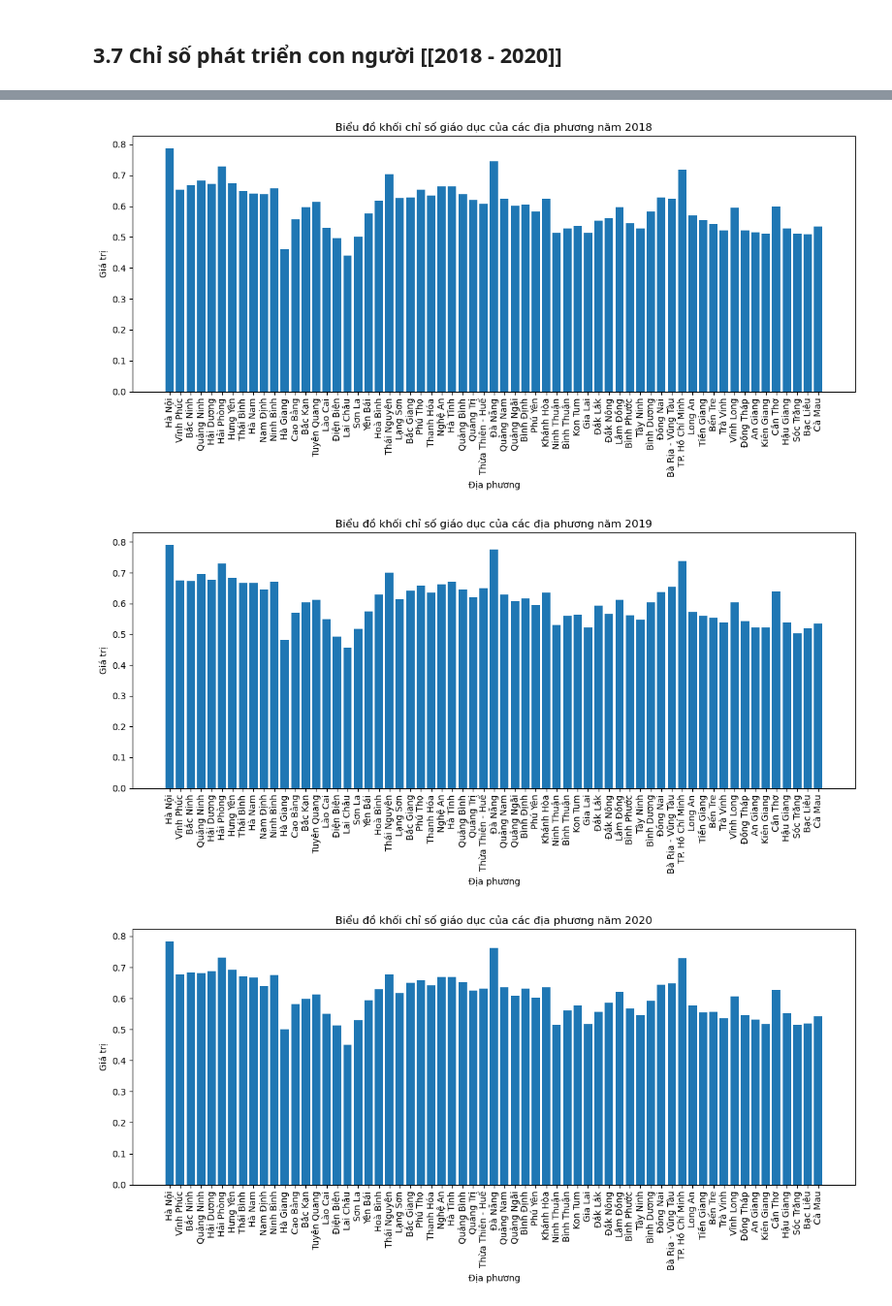
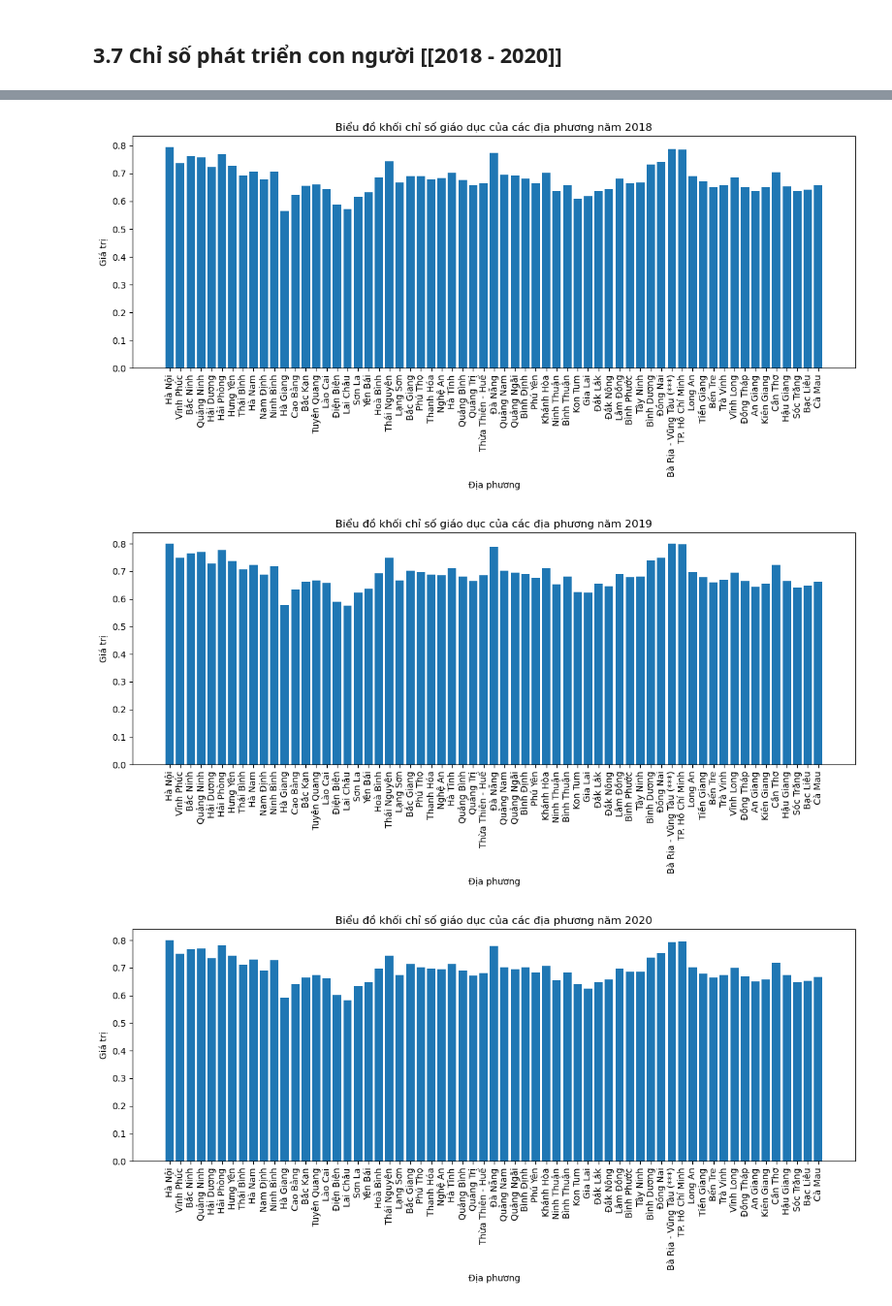
Before and after one commit to tranductri2003/university-score-predictor, a Jupyter notebook: [Part 1] Data_Crawling_And_Visualizaton/[Part 1] Data_Crawling_And_Visualizaton.ipynb, the cells around one changed output, grey strips where cells are left out. Shown: that part at 97% size. Cells and saved outputs as stored; diff of their text form; code cells hidden in the pictures.

```diff
--- a/[Part 1] Data_Crawling_And_Visualizaton/[Part 1] Data_Crawling_And_Visualizaton.ipynb
+++ b/[Part 1] Data_Crawling_And_Visualizaton/[Part 1] Data_Crawling_And_Visualizaton.ipynb
@@ -101,7 +100,7 @@ def process_province(year_province):
         url = f"https://diemthi.vnanet.vn/Home/SearchBySobaodanh?code={identification_number}&nam={year}"
         response = requests.get(url)
         data = response.json()
-        if time.time() - start_time >= 5:
+        if time.time() - start_time >= 10:
             break
         if "result" in data and len(data["result"]) > 0:
             result = data["result"][0]
@@ -699,7 +766,7 @@ for year in years:
 # %%
 
-health_numeric_path = r"..\C:\Users\Phat\OneDrive - The University of Technology\Desktop\HK6\KHDL\MiniProjectDatasciene\DATA\RAW DATA\Chỉ số sức khỏe [2018-2020]\Thống kê chỉ số giai đoạn 2018 - 2020 - 6. Chỉ số sức khỏe của cả nước và các địa phương giai đoạn 2018 - 2020.csv"
-data_health_numeric = pd.read_csv(education_numeric_path)
+health_numeric_path = r"..\DATA\RAW DATA\Chỉ số sức khỏe [2018-2020]\Thống kê chỉ số giai đoạn 2018 - 2020 - 6. Chỉ số sức khỏe của cả nước và các địa phương giai đoạn 2018 - 2020.csv"
+data_health_numeric = pd.read_csv(health_numeric_path)
 
 
 for column in data_health_numeric.columns[1:]:
@@ -731,8 +816,7 @@ for year in years:
 # %%
 
-
 income_numeric_path = r"..\DATA\RAW DATA\Chỉ số thu nhập [2018-2020]\Thống kê chỉ số giai đoạn 2018 - 2020 - 16. Chỉ số thu nhập của cả nước và các địa phương giai đoạn 2018 - 2020.csv"
-data_income_numeric = pd.read_csv(education_numeric_path)
+data_income_numeric = pd.read_csv(income_numeric_path)
 
 
 for column in data_income_numeric.columns[1:]:
@@ -764,30 +866,30 @@ for year in years:
 # %%
 
 development_numeric_path = r"..\DATA\RAW DATA\Chỉ số phát triển con người [2018-2020]\Thống kê chỉ số giai đoạn 2018 - 2020 - 1. Chỉ số phát triển con người của cả nước và các địa phương giai đoạn 2018 - 2020.csv"
-data_development_numeric = pd.read_csv(education_numeric_path)
+data_development_numeric = pd.read_csv(development_numeric_path)
 
 
 for column in data_education_numeric.columns[1:]:
     data_development_numeric[column] = data_development_numeric[column].str.replace(',', '.').astype(float)
 
 # Tạo danh sách các năm từ 2018 đến 2020
 years = range(2018, 2021)
 
 # Tạo 3 biểu đồ khối cho mỗi năm từ 2018 đến 2020
 for year in years:
     # Lọc dữ liệu cho năm cụ thể
     year_data = data_development_numeric[['Địa phương', str(year)]]
 
     # Tạo biểu đồ khối
     plt.figure(figsize=(12, 6))
     plt.bar(year_data['Địa phương'], year_data[str(year)])
     plt.xlabel('Địa phương')
     plt.ylabel('Giá trị')
     plt.title(f'Biểu đồ khối chỉ số giáo dục của các địa phương năm {year}')
     plt.xticks(rotation=90)
     plt.tight_layout()
     plt.show()
 # %% [output]
-[figure, old version]
+[figure, new version]
-[figure, old version]
+[figure, new version]
-[figure, old version]
+[figure, new version]
```
Also changed, not shown: parts of 9 cells of this notebook, 1 other file.
